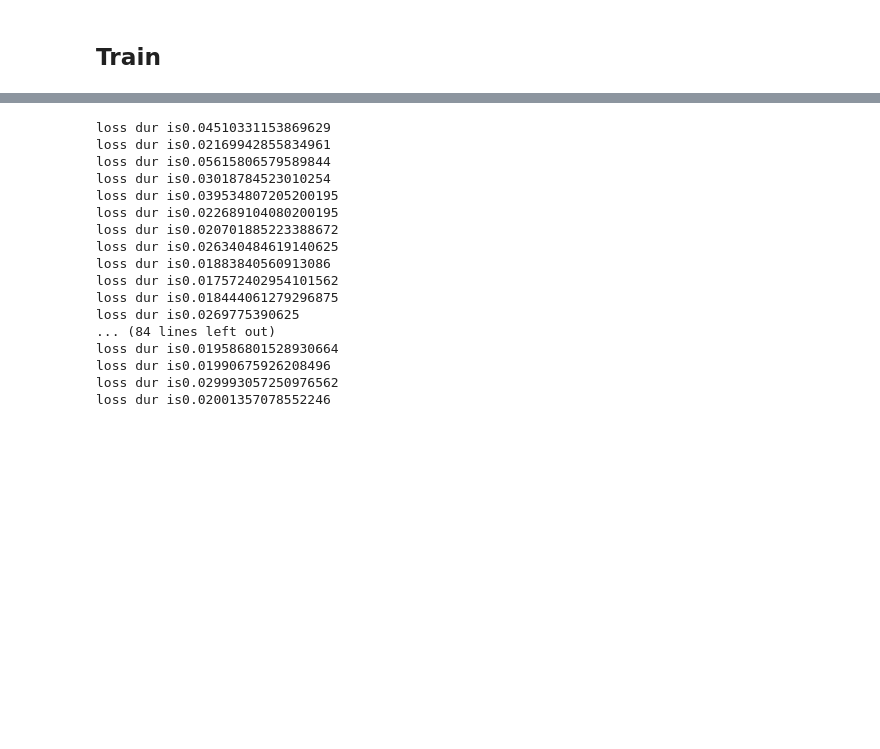
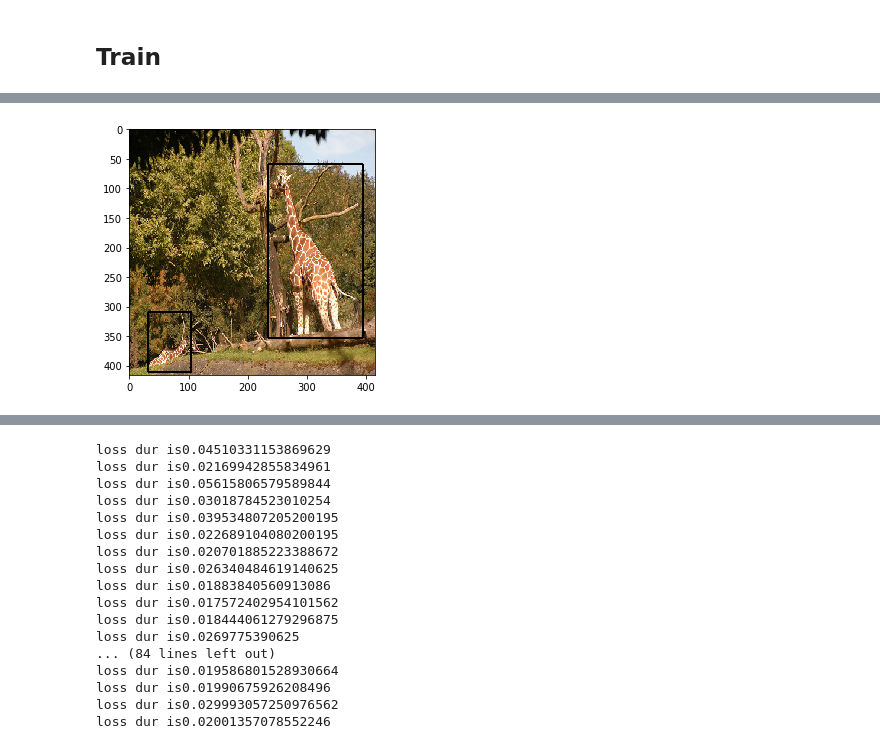
Before and after one commit to kostas1515/object_detectors, a Jupyter notebook: yolo/yolo.ipynb, the cells around one changed output, grey strips where cells are left out. Cells and saved outputs as stored; diff of their text form; code cells hidden in the pictures; blank space fills up the shorter version.

```diff
--- a/yolo/yolo.ipynb
+++ b/yolo/yolo.ipynb
@@ -677,0 +314,4 @@ print(type(model)=='apex.parallel.distributed.DistributedDataParallel')
+# %%
+tel.draw_bbs(1,linelen=2)
+# %% [output]
+[figure, added]
```
Also changed, not shown: parts of 36 cells of this notebook, 14 other files.
